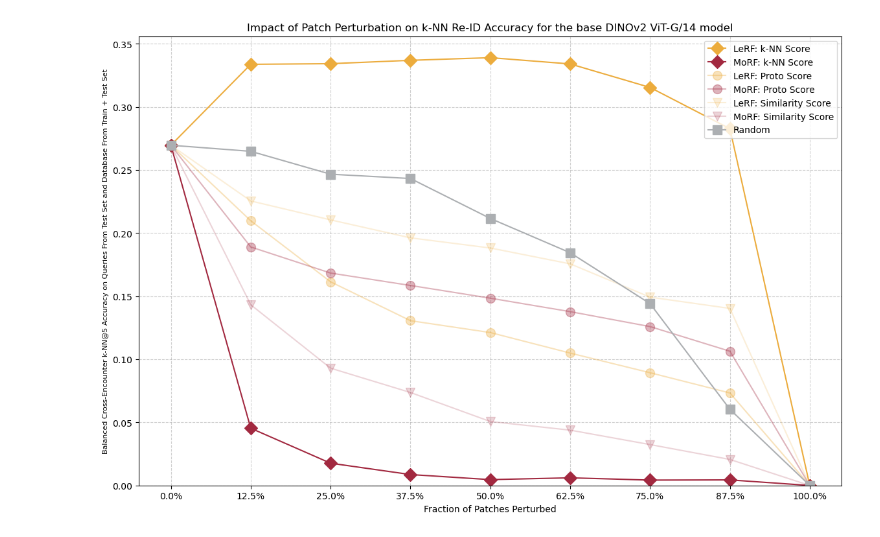
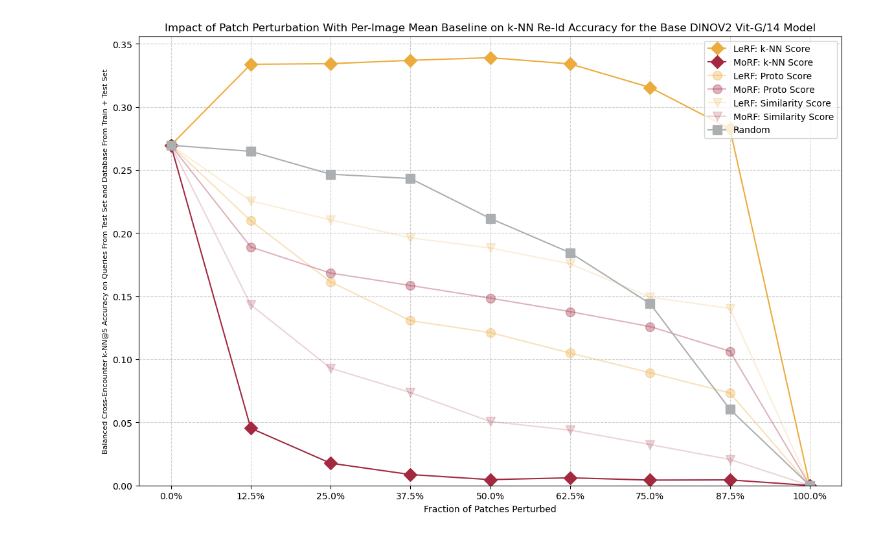
Before and after one commit to Ivenjs/attnlrp_dinov2, a Jupyter notebook: src/bachelor_thesis/presentation_plots.ipynb, the cells around one changed output. Saved outputs shown, nothing was run; the diff lists cells and outputs as text; code cells hidden in the pictures.

```diff
--- a/src/bachelor_thesis/presentation_plots.ipynb
+++ b/src/bachelor_thesis/presentation_plots.ipynb
@@ -106,32 +106,32 @@ plt.figure(figsize=(14, 9))
 
 
 for score in scores:
     for mode in ['LeRF', 'MoRF']:
         plt.plot(plot_fractions,
                     base_results[score][mode],
                     marker=markers[score],
                     markersize=10,
                     linestyle='-',
                     alpha=transparencies[score],
                     label=mode + ': ' + score,
                     color=colors.get(mode, 'black')
                 )
 
 plt.plot(plot_fractions,
          base_results['k-NN Score']['random'],
          marker=random_marker,
          markersize=10,
          linestyle='-',
          color=colors['random'],
          label='Random')
 
-plt.title(f'Impact of Patch Perturbation on k-NN Re-ID Accuracy for the base DINOv2 ViT-G/14 model')
+plt.title(f'Impact of Patch Perturbation With Per-Image Mean Baseline on k-NN Re-Id Accuracy for the Base DINOV2 Vit-G/14 Model')
 plt.xlabel('Fraction of Patches Perturbed')
 plt.ylabel(f"Balanced Cross-Encounter k-NN@5 Accuracy on Queries From Test Set and Database From Train + Test Set", fontsize=8)
 plt.grid(True, linestyle='--', alpha=0.6)
 plt.legend()
 plt.ylim(bottom=0)
 plt.xticks(plot_fractions, [f'{p*100:.1f}%' for p in plot_fractions])
 plt.show()
 # %% [output]
-[figure, old version]
+[figure, new version]
```
Also changed, not shown: parts of 1 cell of this notebook, 12 other files.
